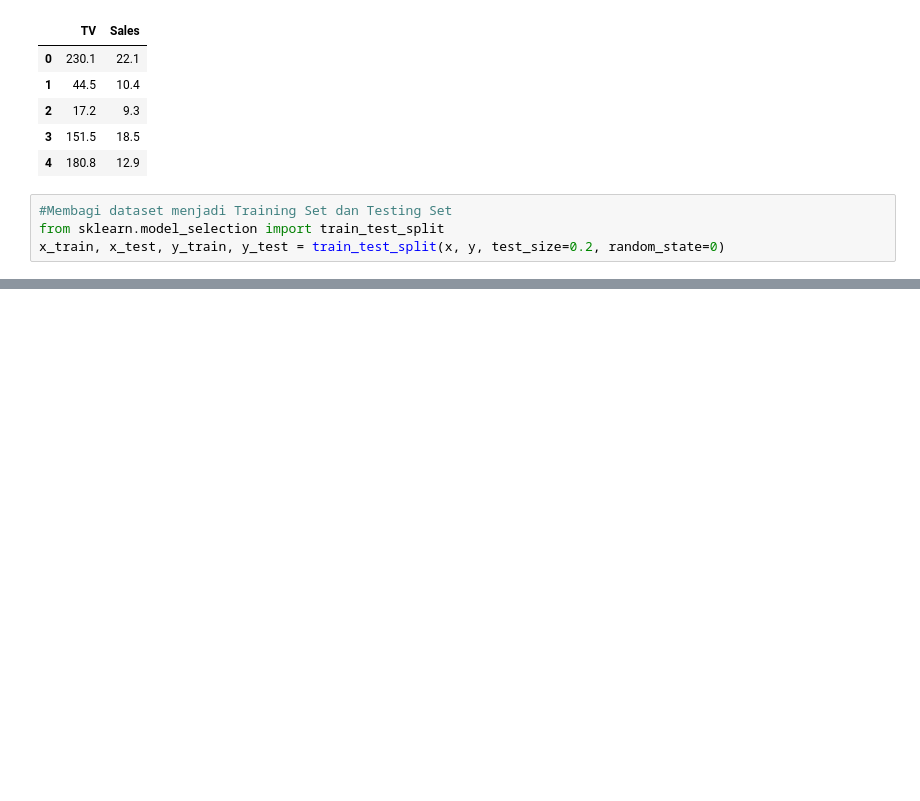
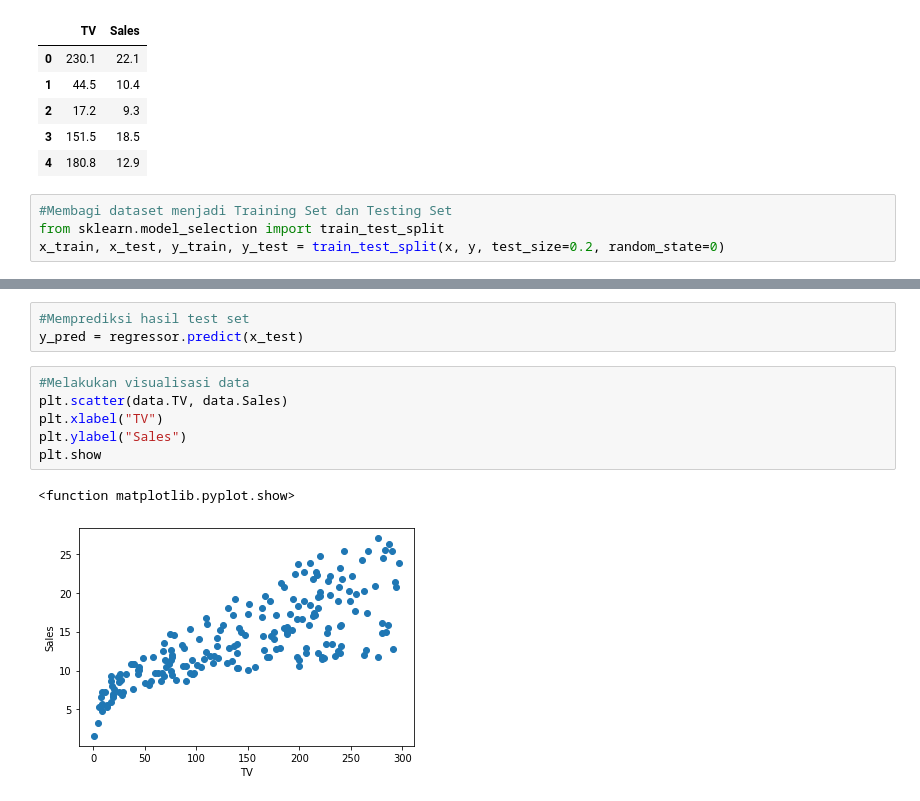
Before and after one commit to Muhammad-Farhan-A/Kelompok-2-APM-B, a Jupyter notebook: Prak1_Simple_Linear_Regression.ipynb, the cells around one changed output, grey strips where cells are left out. Drawn from its saved outputs; the diff is of its cells as text; blank space fills up the shorter version.

```diff
--- a/Prak1_Simple_Linear_Regression.ipynb
+++ b/Prak1_Simple_Linear_Regression.ipynb
@@ -36,0 +44,12 @@ x_train, x_test, y_train, y_test = train_test_split(x, y, test_size=0.2, random_
+# %%
+#Memprediksi hasil test set
+y_pred = regressor.predict(x_test)
+# %%
+#Melakukan visualisasi data
+plt.scatter(data.TV, data.Sales)
+plt.xlabel("TV")
+plt.ylabel("Sales")
+plt.show
+# %% [output]
+<function matplotlib.pyplot.show>
+[figure, added]
```
Also changed, not shown: parts of 3 cells of this notebook.
